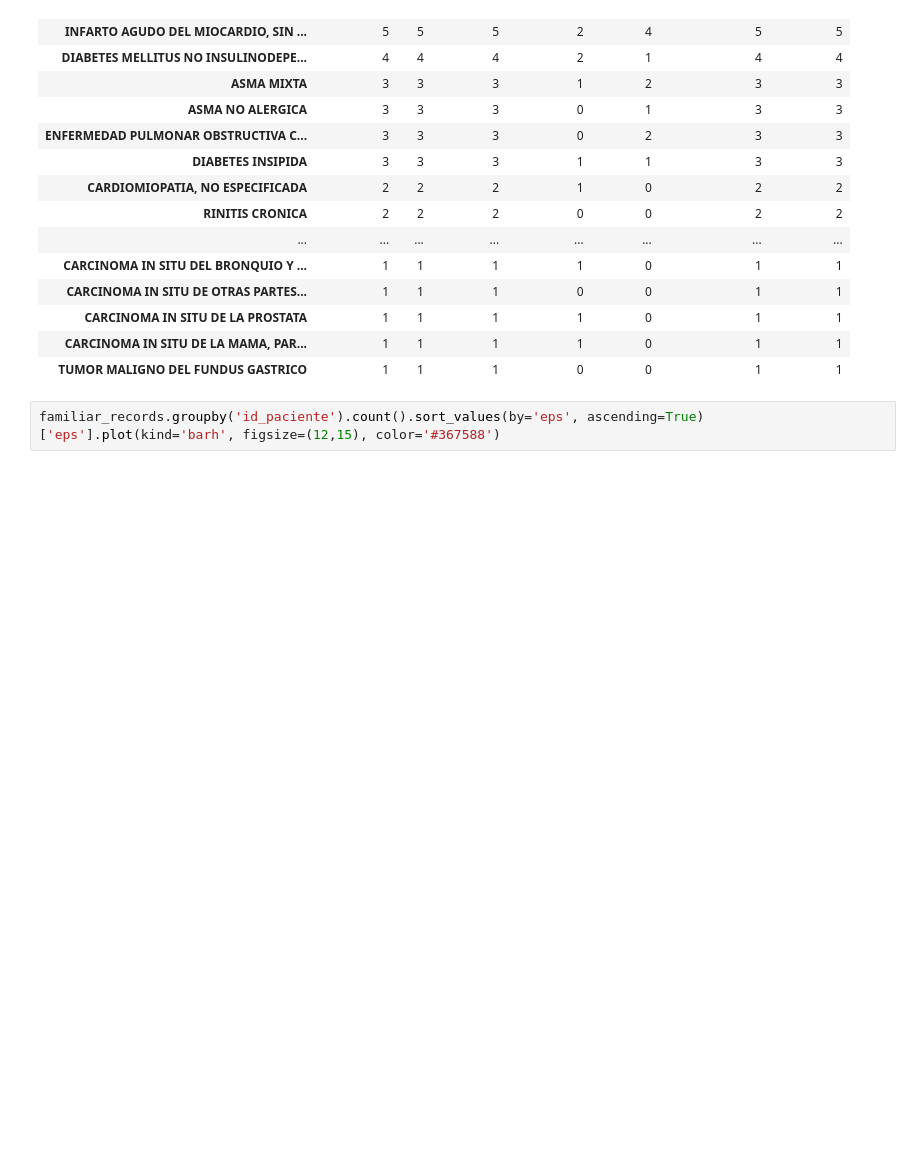
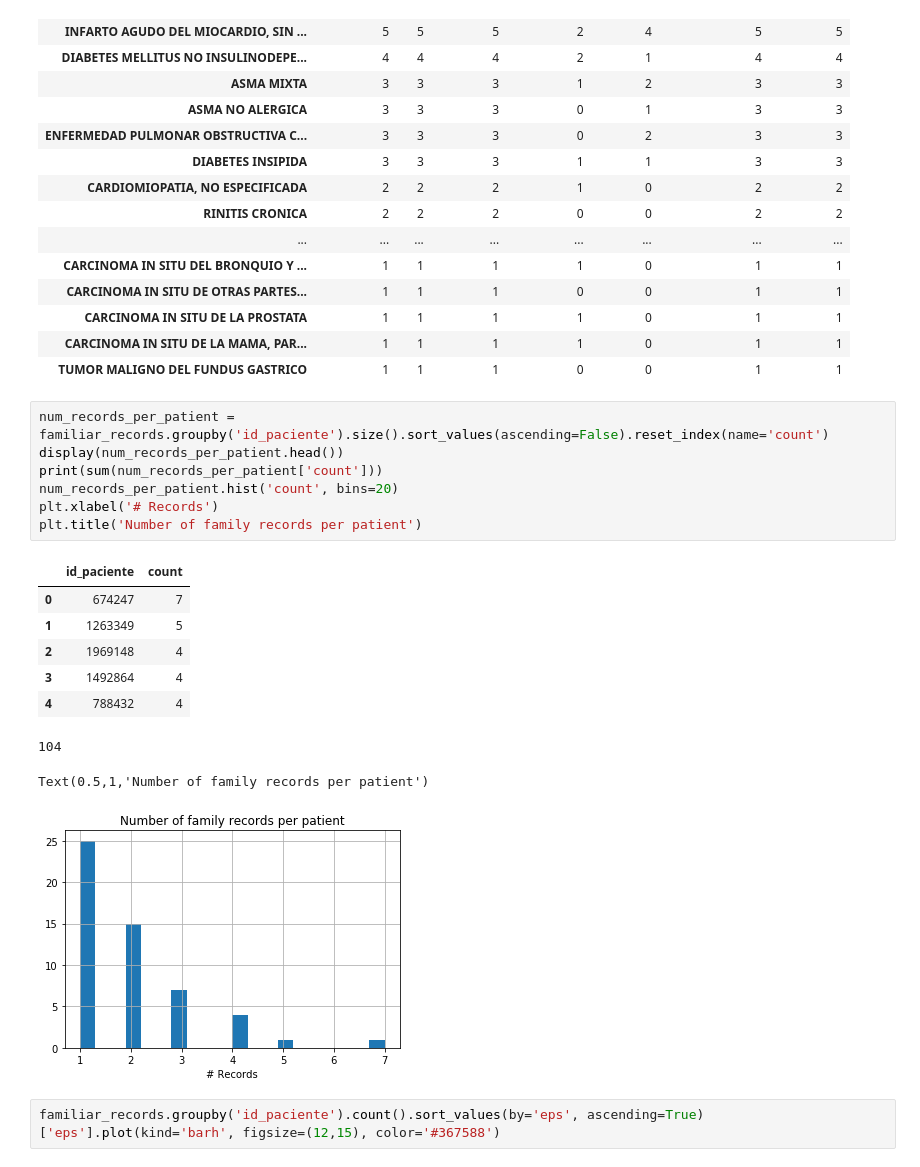
Before and after one commit to DS4A-T22/exploratory_data_analysis, a Jupyter notebook: EDA-Family record.ipynb, the cells around one changed output. Cells and saved outputs as stored; diff of their text form; blank space fills up the shorter version.

```diff
--- a/EDA-Family record.ipynb
+++ b/EDA-Family record.ipynb
@@ -135,6 +135,23 @@ familiar_records.groupby('diagnostico').count().sort_values(by='id_paciente', as
 | CARCINOMA IN SITU DE LA PROSTATA | 1 | 1 | 1 | 1 | 0 | 1 | 1 |
 | CARCINOMA IN SITU DE LA MAMA, PAR... | 1 | 1 | 1 | 1 | 0 | 1 | 1 |
 | TUMOR MALIGNO DEL FUNDUS GASTRICO | 1 | 1 | 1 | 0 | 0 | 1 | 1 |
+# %%
+num_records_per_patient = familiar_records.groupby('id_paciente').size().sort_values(ascending=False).reset_index(name='count')
+display(num_records_per_patient.head())
+print(sum(num_records_per_patient['count']))
+num_records_per_patient.hist('count', bins=20)
+plt.xlabel('# Records')
+plt.title('Number of family records per patient')
+# %% [output]
+|  | id_paciente | count |
+| 0 | 674247 | 7 |
+| 1 | 1263349 | 5 |
+| 2 | 1969148 | 4 |
+| 3 | 1492864 | 4 |
+| 4 | 788432 | 4 |
+104
+Text(0.5,1,'Number of family records per patient')
+[figure, added]
 # %%
 familiar_records.groupby('id_paciente').count().sort_values(by='eps', ascending=True)['eps'].plot(kind='barh', figsize=(12,15), color='#367588')
 # %% [output]
```
Also changed, not shown: parts of 1 cell of this notebook, 1 other file.
